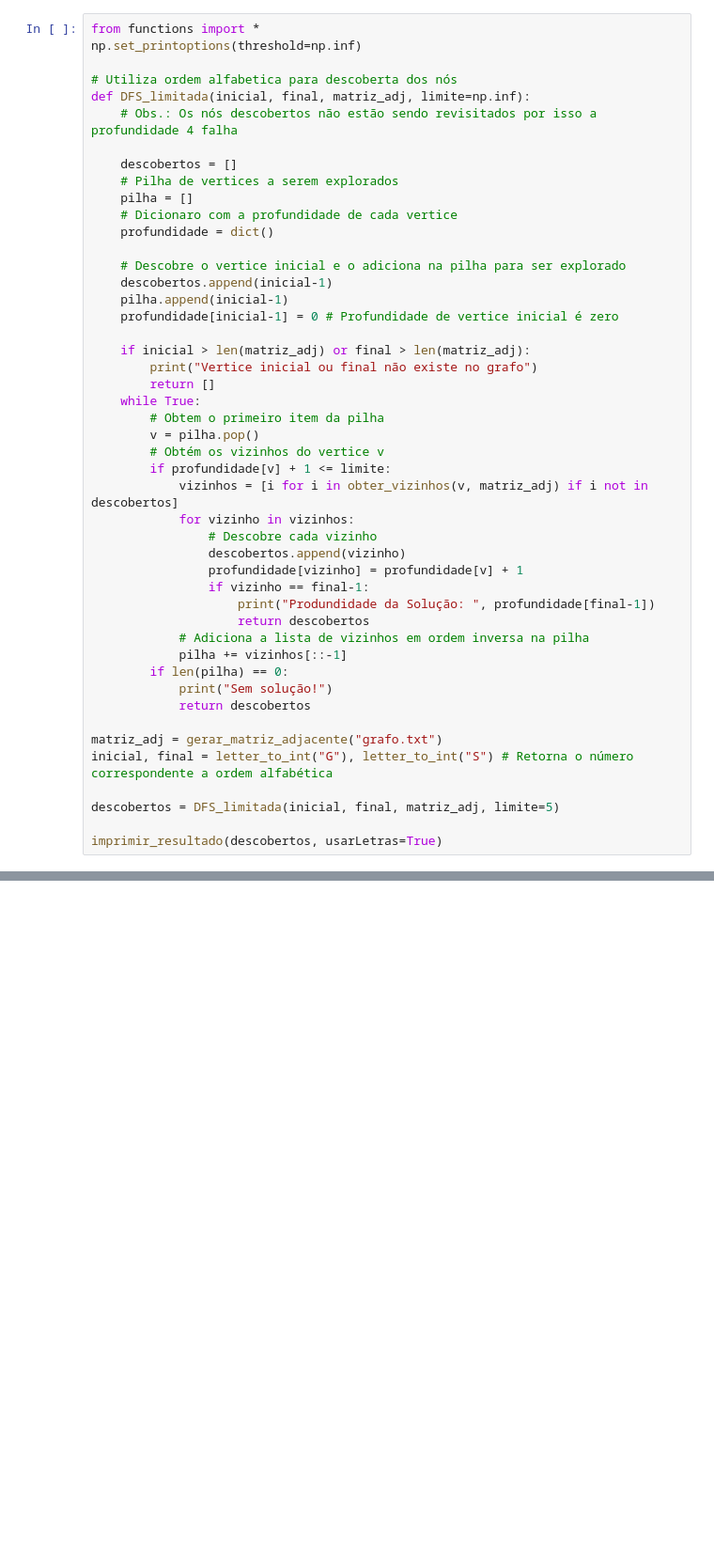
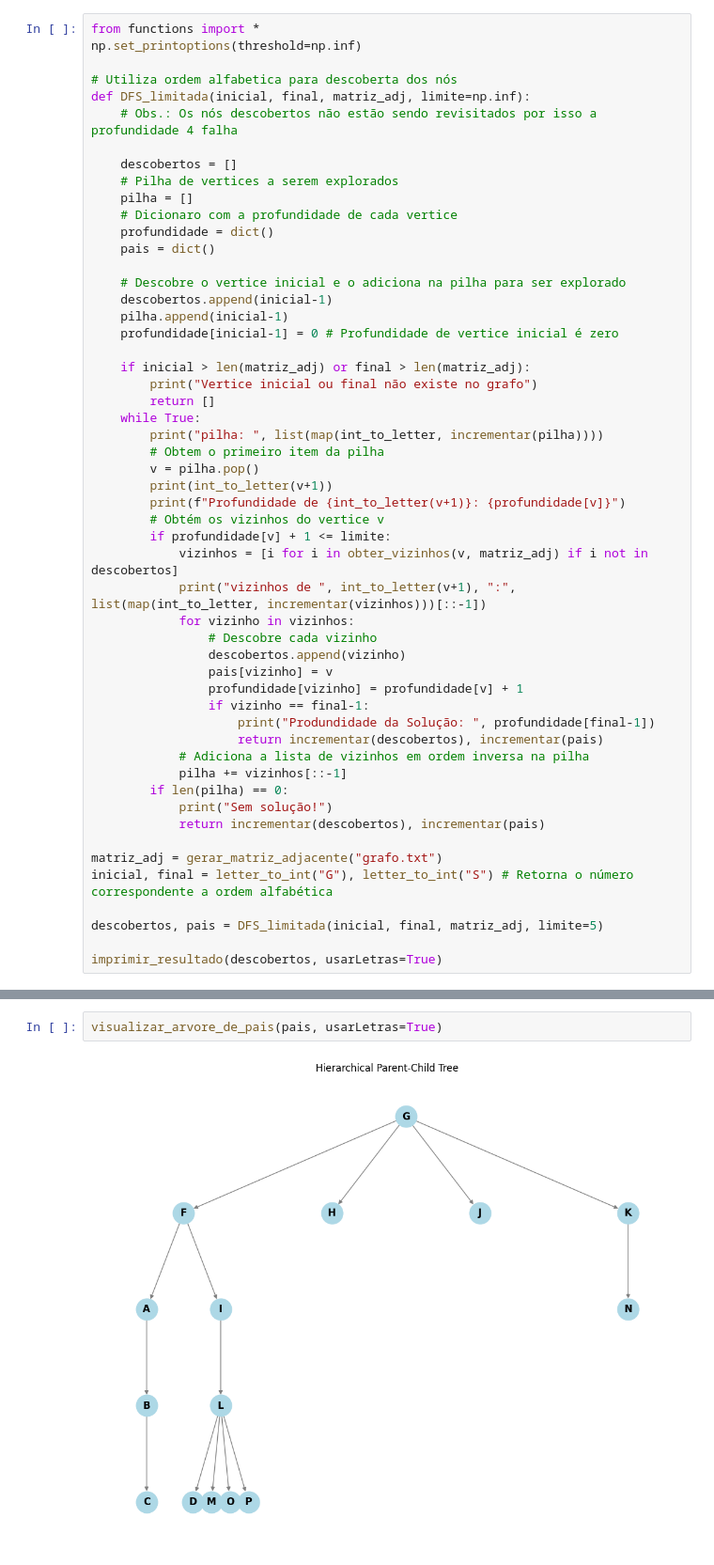
Before and after one commit to rolim520/Algoritmos-Inteligencia-Computacional, a Jupyter notebook: DFS_limitada.ipynb, the cells around one changed output, grey strips where cells are left out. Shown at 94% size. Drawn from its saved outputs; the diff is of its cells as text; blank space fills up the shorter version.

```diff
--- a/DFS_limitada.ipynb
+++ b/DFS_limitada.ipynb
@@ -17,6 +17,7 @@ def DFS_limitada(inicial, final, matriz_adj, limite=np.inf):
     pilha = []
     # Dicionaro com a profundidade de cada vertice
     profundidade = dict()
+    pais = dict()
 
     # Descobre o vertice inicial e o adiciona na pilha para ser explorado
     descobertos.append(inicial-1)
@@ -27,28 +28,33 @@ def DFS_limitada(inicial, final, matriz_adj, limite=np.inf):
         print("Vertice inicial ou final não existe no grafo")
         return []
     while True:
+        print("pilha: ", list(map(int_to_letter, incrementar(pilha))))
         # Obtem o primeiro item da pilha
         v = pilha.pop()
+        print(int_to_letter(v+1))
+        print(f"Profundidade de {int_to_letter(v+1)}: {profundidade[v]}")
         # Obtém os vizinhos do vertice v
         if profundidade[v] + 1 <= limite:
             vizinhos = [i for i in obter_vizinhos(v, matriz_adj) if i not in descobertos]
+            print("vizinhos de ", int_to_letter(v+1), ":", list(map(int_to_letter, incrementar(vizinhos)))[::-1])
             for vizinho in vizinhos:
                 # Descobre cada vizinho
                 descobertos.append(vizinho)
+                pais[vizinho] = v
                 profundidade[vizinho] = profundidade[v] + 1
                 if vizinho == final-1:
                     print("Produndidade da Solução: ", profundidade[final-1])
-                    return descobertos
+                    return incrementar(descobertos), incrementar(pais)
             # Adiciona a lista de vizinhos em ordem inversa na pilha
             pilha += vizinhos[::-1]
         if len(pilha) == 0:
             print("Sem solução!")
-            return descobertos
+            return incrementar(descobertos), incrementar(pais)
 
 matriz_adj = gerar_matriz_adjacente("grafo.txt")
 inicial, final = letter_to_int("G"), letter_to_int("S") # Retorna o número correspondente a ordem alfabética
 
-descobertos = DFS_limitada(inicial, final, matriz_adj, limite=5)
+descobertos, pais = DFS_limitada(inicial, final, matriz_adj, limite=5)
 
 imprimir_resultado(descobertos, usarLetras=True)
 # %% [output]
@@ -56,0 +78,4 @@ Descobertos:  ['G', 'F', 'H', 'J', 'K', 'A', 'I', 'B', 'C', 'D', 'L', 'M', 'N',
+# %%
+visualizar_arvore_de_pais(pais, usarLetras=True)
+# %% [output]
+[figure, added]
```
Also changed, not shown: parts of 2 cells of this notebook, 9 other files.
